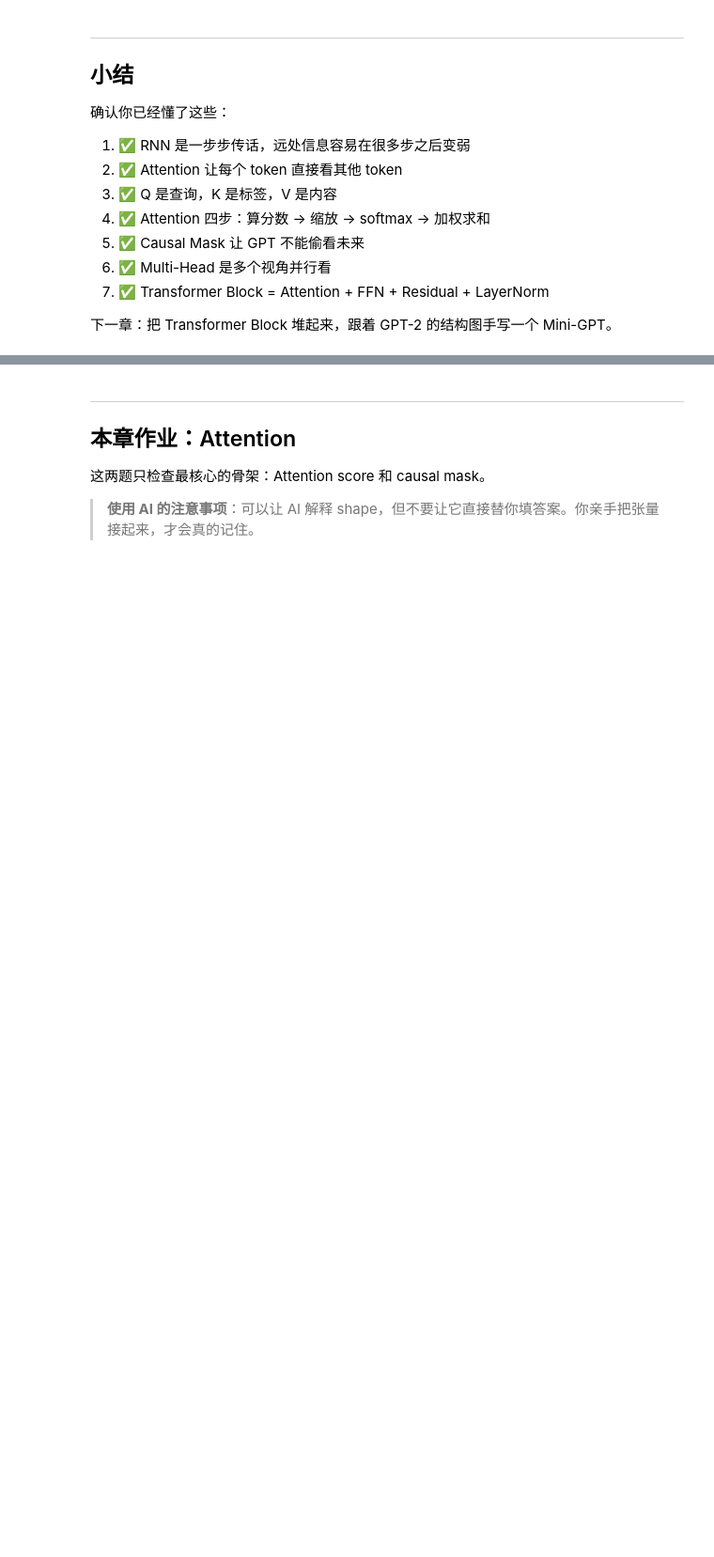
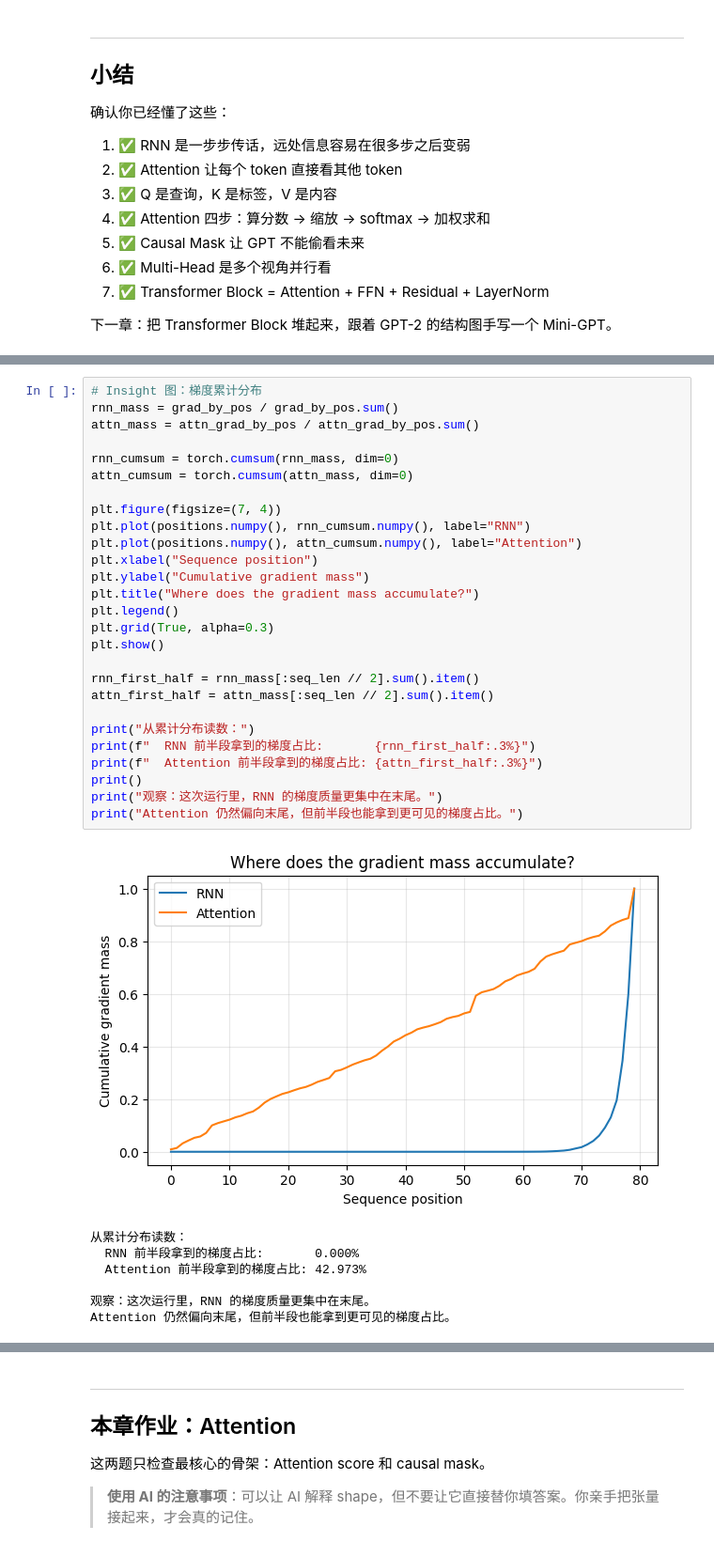
Before and after one commit to Stefan0219/modern-llm-notebook, a Jupyter notebook: notebooks/part1-foundation/04-transformer-block.ipynb, the cells around one changed output, grey strips where cells are left out. Shown at 94% size. Cells and saved outputs as stored; diff of their text form; blank space fills up the shorter version.

```diff
--- a/notebooks/part1-foundation/04-transformer-block.ipynb
+++ b/notebooks/part1-foundation/04-transformer-block.ipynb
@@ -881,0 +905,35 @@ TransformerBlock 输入: torch.Size([1, 5, 8])  →  输出: torch.Size([1, 5, 8
+# %%
+# Insight 图：梯度累计分布
+rnn_mass = grad_by_pos / grad_by_pos.sum()
+attn_mass = attn_grad_by_pos / attn_grad_by_pos.sum()
+
+rnn_cumsum = torch.cumsum(rnn_mass, dim=0)
+attn_cumsum = torch.cumsum(attn_mass, dim=0)
+
+plt.figure(figsize=(7, 4))
+plt.plot(positions.numpy(), rnn_cumsum.numpy(), label="RNN")
+plt.plot(positions.numpy(), attn_cumsum.numpy(), label="Attention")
+plt.xlabel("Sequence position")
+plt.ylabel("Cumulative gradient mass")
+plt.title("Where does the gradient mass accumulate?")
+plt.legend()
+plt.grid(True, alpha=0.3)
+plt.show()
+
+rnn_first_half = rnn_mass[:seq_len // 2].sum().item()
+attn_first_half = attn_mass[:seq_len // 2].sum().item()
+
+print("从累计分布读数：")
+print(f"  RNN 前半段拿到的梯度占比:       {rnn_first_half:.3%}")
+print(f"  Attention 前半段拿到的梯度占比: {attn_first_half:.3%}")
+print()
+print("观察：这次运行里，RNN 的梯度质量更集中在末尾。")
+print("Attention 仍然偏向末尾，但前半段也能拿到更可见的梯度占比。")
+# %% [output]
+[figure, added]
+从累计分布读数：
+  RNN 前半段拿到的梯度占比:       0.000%
+  Attention 前半段拿到的梯度占比: 42.973%
+
+观察：这次运行里，RNN 的梯度质量更集中在末尾。
+Attention 仍然偏向末尾，但前半段也能拿到更可见的梯度占比。
```
Also changed, not shown: parts of 48 cells of this notebook, 5 other files.
